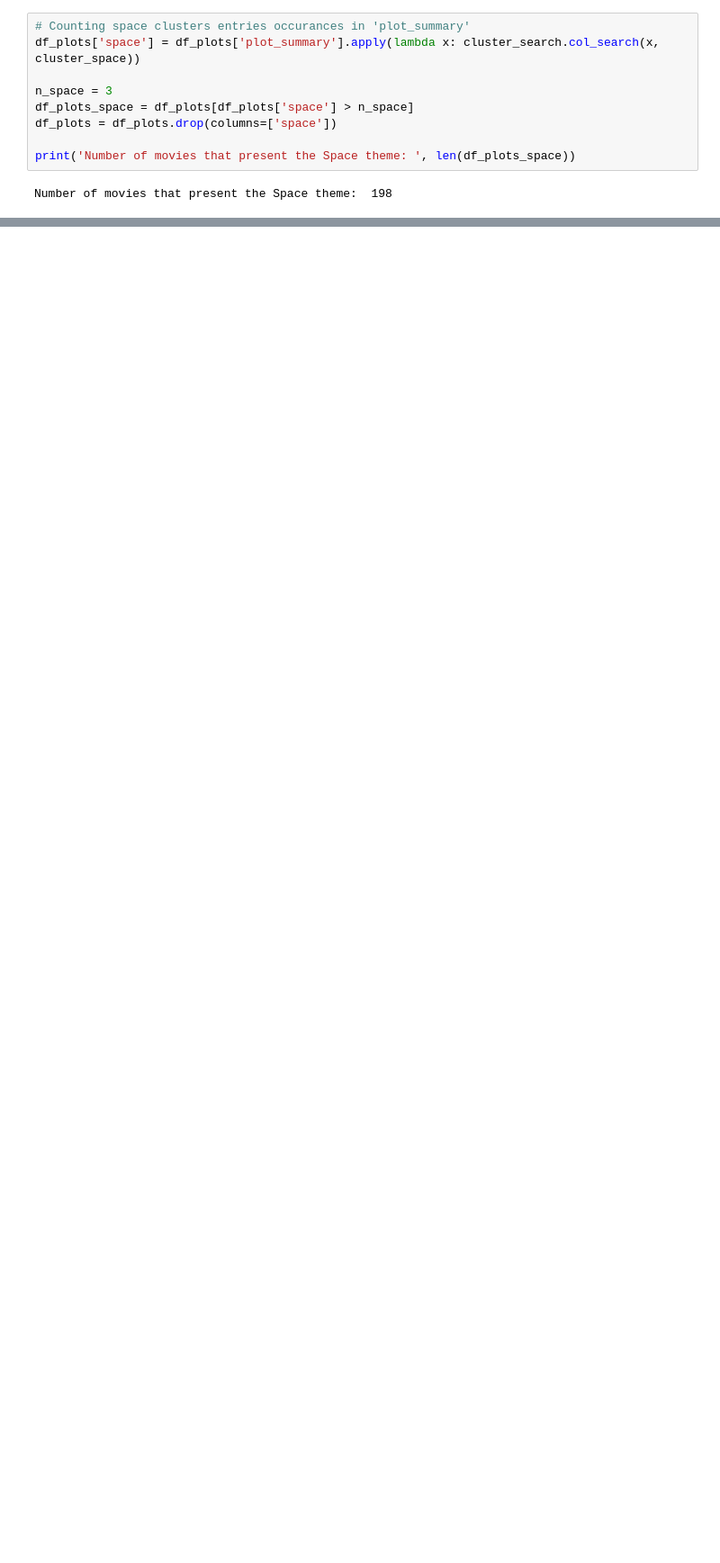
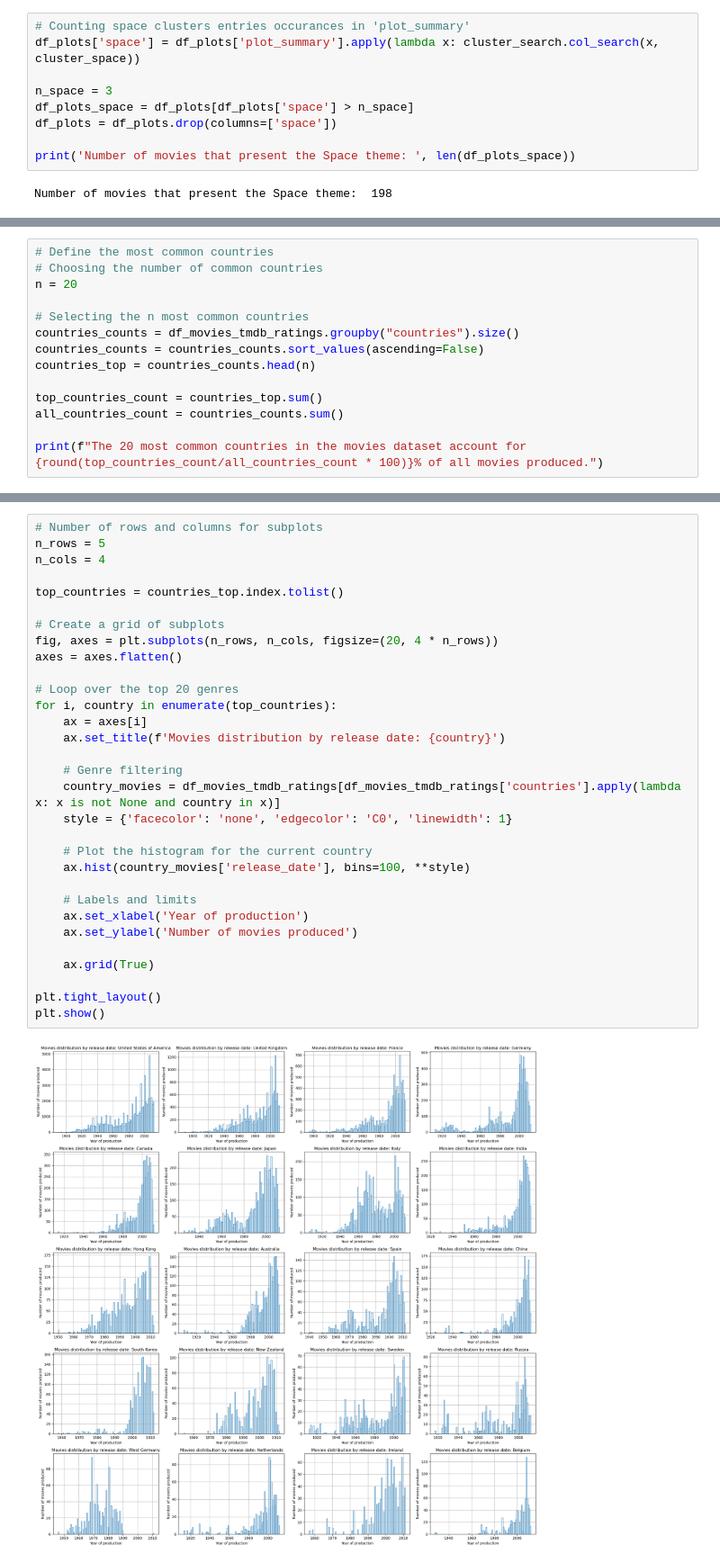
Before and after one commit to epfl-ada/ada-2024-project-majcj2024, a Jupyter notebook: results_merging1.ipynb, the cells around one changed output, grey strips where cells are left out. Shown at 90% size. Saved outputs shown, nothing was run; the diff lists cells and outputs as text; blank space fills up the shorter version.

```diff
--- a/results_merging1.ipynb
+++ b/results_merging1.ipynb
@@ -366,0 +410,14 @@ Number of movies that present the Space theme:  95
+# %%
+# Define the most common countries
+# Choosing the number of common countries
+n = 20
+
+# Selecting the n most common countries
+countries_counts = df_movies_tmdb_ratings.groupby("countries").size()
+countries_counts = countries_counts.sort_values(ascending=False)
+countries_top = countries_counts.head(n)
+
+top_countries_count = countries_top.sum()
+all_countries_count = countries_counts.sum()
+
+print(f"The 20 most common countries in the movies dataset account for {round(top_countries_count/all_countries_count * 100)}% of all movies produced.")
@@ -366,0 +428,33 @@ Number of movies that present the Space theme:  95
+# %%
+# Number of rows and columns for subplots
+n_rows = 5
+n_cols = 4
+
+top_countries = countries_top.index.tolist()
+
+# Create a grid of subplots
+fig, axes = plt.subplots(n_rows, n_cols, figsize=(20, 4 * n_rows))
+axes = axes.flatten()
+
+# Loop over the top 20 genres
+for i, country in enumerate(top_countries):
+    ax = axes[i]
+    ax.set_title(f'Movies distribution by release date: {country}')
+
+    # Genre filtering
+    country_movies = df_movies_tmdb_ratings[df_movies_tmdb_ratings['countries'].apply(lambda x: x is not None and country in x)]
+    style = {'facecolor': 'none', 'edgecolor': 'C0', 'linewidth': 1}
+
+    # Plot the histogram for the current country
+    ax.hist(country_movies['release_date'], bins=100, **style)
+
+    # Labels and limits
+    ax.set_xlabel('Year of production')
+    ax.set_ylabel('Number of movies produced')
+
+    ax.grid(True)
+
+plt.tight_layout()
+plt.show()
+# %% [output]
+[figure, added]
```
Also changed, not shown: parts of 123 cells of this notebook.
